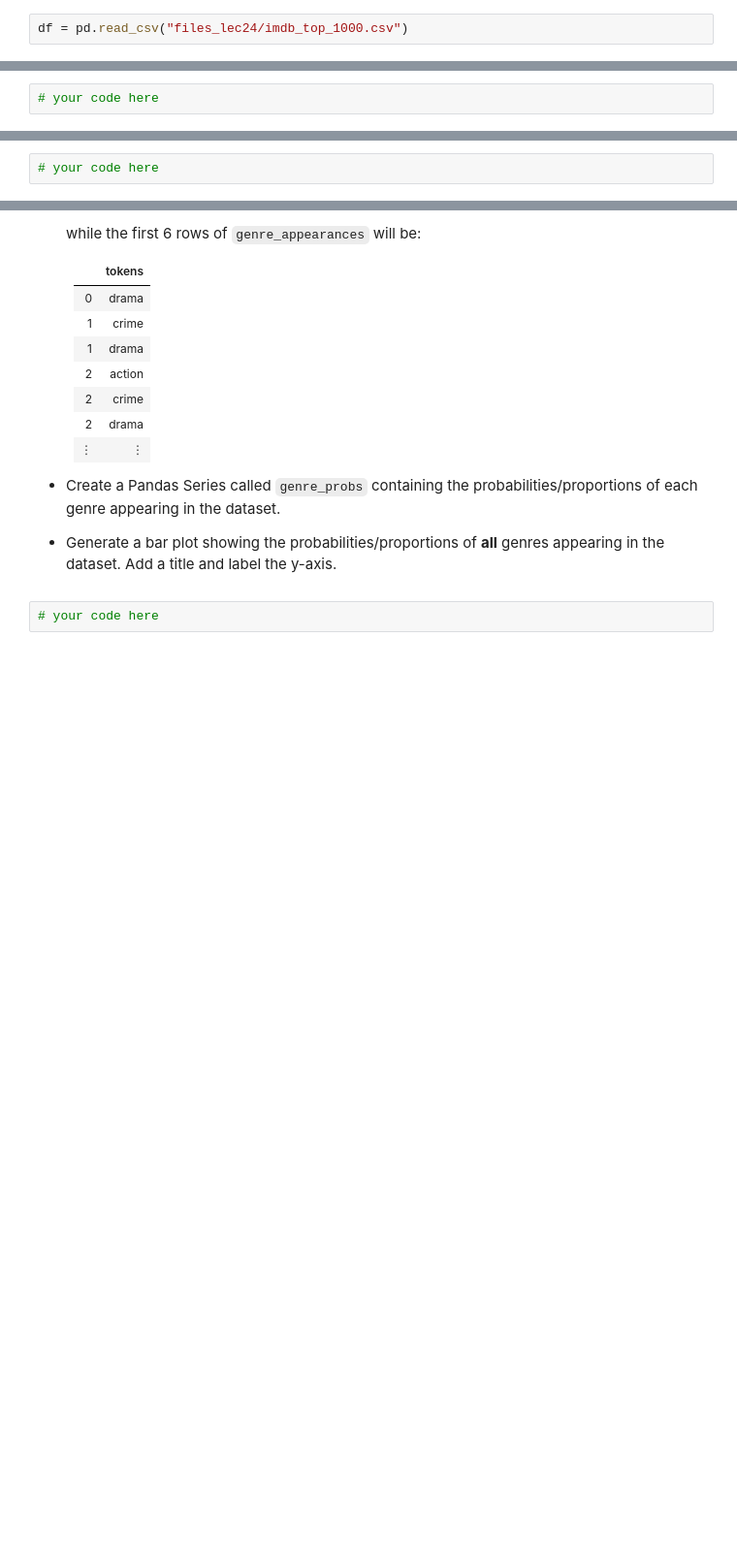
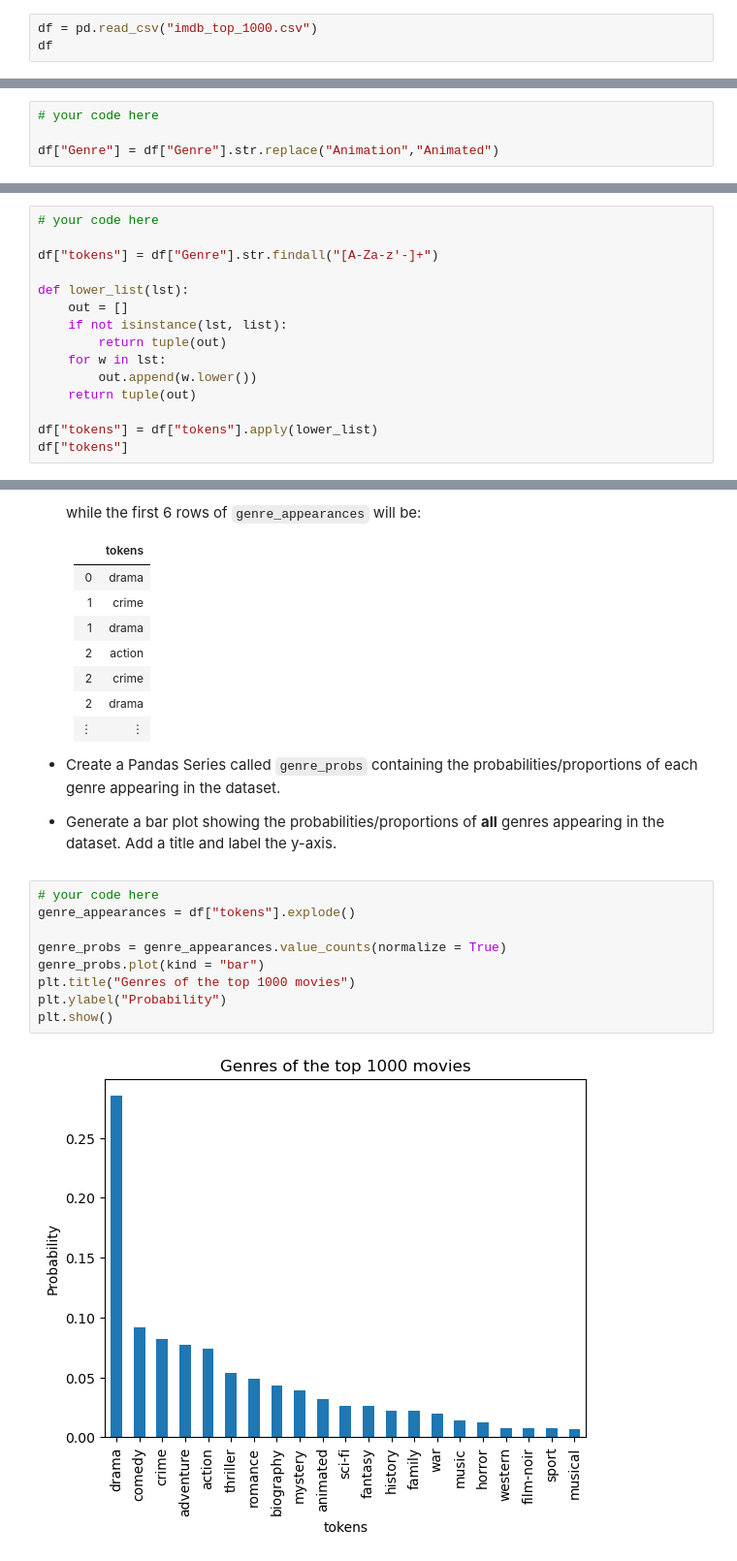
Before and after one commit to NikoSK30/qtm151fall2025, a Jupyter notebook: Lectures/Lecture_24-trigrams/Lecture24 copy.ipynb, the cells around one changed output, grey strips where cells are left out. Shown: that part at 97% size. Drawn from its saved outputs; the diff is of its cells as text; blank space fills up the shorter version.

```diff
--- a/Lectures/Lecture_24-trigrams/Lecture24 copy.ipynb
+++ b/Lectures/Lecture_24-trigrams/Lecture24 copy.ipynb
@@ -473,7 +473,8 @@ print(candidates.sum())
 
 We will use the dataset of the top 1000 movies according to imdb.com (as of 2020).
 # %%
-df = pd.read_csv("files_lec24/imdb_top_1000.csv")
+df = pd.read_csv("imdb_top_1000.csv")
+df
 # %% [markdown]
 # Q1
 
@@ -488,6 +489,8 @@ df = pd.read_csv("files_lec24/imdb_top_1000.csv")
 - For example, the 23rd ranked movie "Sen to Chihiro no kamikakushi" is originally classified as "Animation, Adventure, Family". After you perform the replacement correctly, it will be classified as "Animated, Adventure, Family".
 # %%
 # your code here
+
+df["Genre"] = df["Genre"].str.replace("Animation","Animated")
 # %% [markdown]
 # Q2
 
@@ -540,3 +592,16 @@ df = pd.read_csv("files_lec24/imdb_top_1000.csv")
 - **Warning:** There are two genres with a dash: "Sci-Fi" and "Film-Noir". Make sure that the row corresponding to "Inception" has the tuple ("action", "adventure", "sci-fi") instead of the tuple ("action", "adventure", "sci", "fi")
 # %%
 # your code here
+
+df["tokens"] = df["Genre"].str.findall("[A-Za-z'-]+")
+
+def lower_list(lst):
+    out = []
+    if not isinstance(lst, list):
+        return tuple(out)
+    for w in lst:
+        out.append(w.lower())
+    return tuple(out)
+
+df["tokens"] = df["tokens"].apply(lower_list)
+df["tokens"]
@@ -575,3 +653,12 @@ df = pd.read_csv("files_lec24/imdb_top_1000.csv")
 - Generate a bar plot showing the probabilities/proportions of **all** genres appearing in the dataset. Add a title and label the y-axis.
 # %%
 # your code here
+genre_appearances = df["tokens"].explode()
+
+genre_probs = genre_appearances.value_counts(normalize = True)
+genre_probs.plot(kind = "bar")
+plt.title("Genres of the top 1000 movies")
+plt.ylabel("Probability")
+plt.show()
+# %% [output]
+[figure, added]
```
Also changed, not shown: parts of 12 cells of this notebook, 9 other files.
